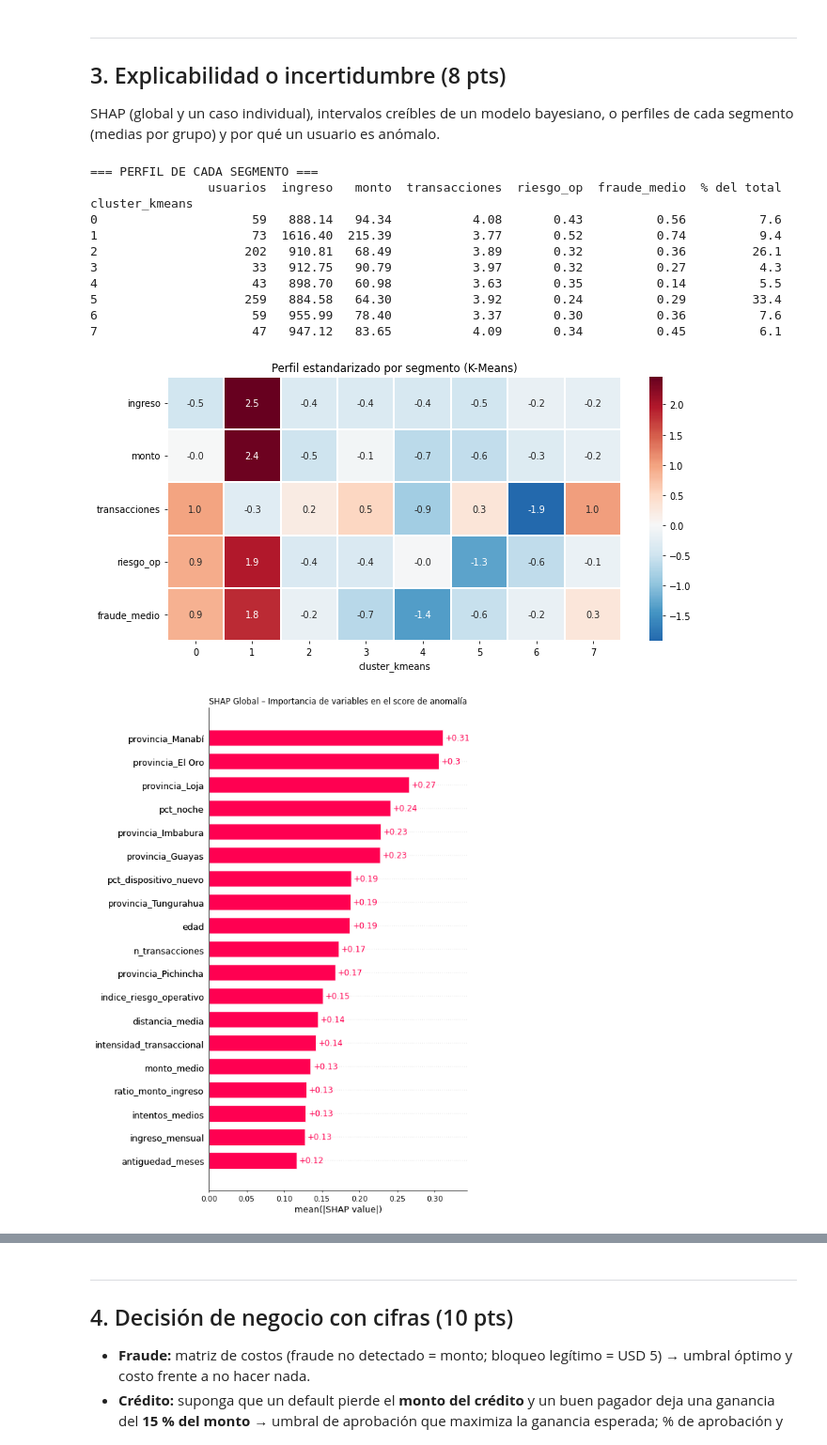
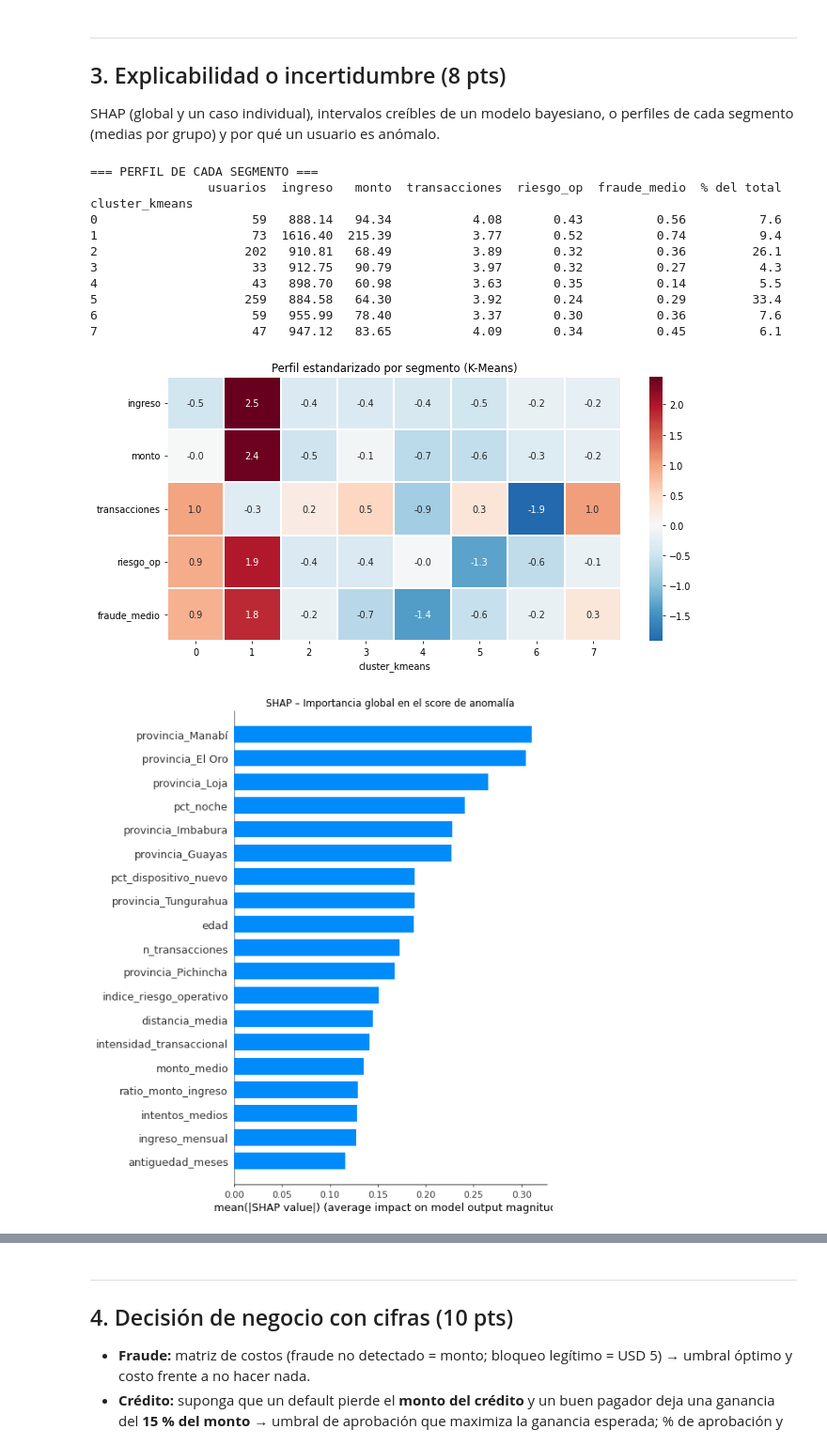
Before and after one commit to mdrobalino/diplomado-m6-maria-dolores-robalino, a Jupyter notebook: proyecto/proyecto.ipynb, the cells around one changed output, grey strips where cells are left out. Shown at 94% size. Cells and saved outputs as stored; diff of their text form; code cells hidden in the pictures.

```diff
--- a/proyecto/proyecto.ipynb
+++ b/proyecto/proyecto.ipynb
@@ -295,13 +295,6 @@ pero no como segmentación principal (deja demasiados usuarios fuera).
 SHAP (global y un caso individual), intervalos creíbles de un modelo bayesiano, o perfiles de cada segmento (medias por grupo) y por qué un usuario es anómalo.
 # %%
 # ✏️ Explicabilidad
-
-import shap
-import matplotlib.pyplot as plt
-import seaborn as sns
-import pandas as pd
-import numpy as np
-
 # --- 3.1 Perfiles de cada segmento ---
 perfil = df.groupby('cluster_kmeans').agg(
     usuarios=('usuario_id', 'count'),
@@ -315,91 +308,53 @@ perfil['% del total'] = (perfil['usuarios'] / len(df) * 100).round(1)
 
 print("=== PERFIL DE CADA SEGMENTO ===")
 print(perfil.to_string())
 
-# Heatmap estandarizado
-cols_heatmap = ['ingreso', 'monto', 'transacciones', 'riesgo_op', 'fraude_medio']
-z = (perfil[cols_heatmap] - perfil[cols_heatmap].mean()) / perfil[cols_heatmap].std()
+# Heatmap estandarizado para comparar segmentos
+z = (perfil[['ingreso','monto','transacciones','riesgo_op','fraude_medio']] -
+     perfil[['ingreso','monto','transacciones','riesgo_op','fraude_medio']].mean()) / \
+     perfil[['ingreso','monto','transacciones','riesgo_op','fraude_medio']].std()
 
 plt.figure(figsize=(10, 5))
 sns.heatmap(z.T, annot=True, fmt='.1f', cmap='RdBu_r', center=0, linewidths=0.5)
 plt.title('Perfil estandarizado por segmento (K-Means)')
-plt.tight_layout()
-plt.show()
+plt.tight_layout(); plt.show()
 
-
-# --- 3.2 SHAP sobre Isolation Forest ---
-explainer = shap.TreeExplainer(iso)
+# --- 3.2 SHAP sobre Isolation Forest (global + local) ---
+iso_exp = IsolationForest(contamination=0.05, random_state=42).fit(X_scaled)
+explainer = shap.TreeExplainer(iso_exp)
 shap_values = explainer.shap_values(X_scaled)
 
-# Aseguramos matriz 2D y negamos para que positivo = anomalía
-if isinstance(shap_values, list):
-    shap_values = shap_values[0]
+# Para interpretar como "contribución al score_anomalia" (= -score_samples),
+# se niegan los SHAP:
 shap_values = -shap_values
 
-# --- SOLUCIÓN AL NOMBRE DE COLUMNAS ---
-# Detectamos de dónde sacar los nombres sin importar qué bloque 2 se usó
-if 'preprocesador' in globals():
-    nombres_columnas = preprocesador.get_feature_names_out()
-    nombres_limpios = [c.replace('num__', '').replace('cat__', '') for c in nombres_columnas]
-elif 'X' in globals():
-    nombres_limpios = X.columns.tolist()
-else:
-    nombres_limpios = [f'Variable_{i}' for i in range(X_scaled.shape[1])]
+plt.figure(figsize=(10, 5))
+shap.summary_plot(shap_values, X_scaled, feature_names=X.columns,
+                  plot_type='bar', show=False)
+plt.title('SHAP – Importancia global en el score de anomalía')
+plt.tight_layout(); plt.show()
 
-# Creamos el arreglo de valores base
-base_scalar = float(np.squeeze(explainer.expected_value)) * -1
-base_values_array = np.full(X_scaled.shape[0], base_scalar)
+idx_top = int(df['score_anomalia'].idxmax())
+print(f"\nUsuario más anómalo: {df.loc[idx_top,'usuario_id']} "
+      f"(score = {df.loc[idx_top,'score_anomalia']:.4f})")
 
-# Empaquetamos en el objeto Explanation
-exp_global = shap.Explanation(
-    values=shap_values,
-    base_values=base_values_array,
-    data=X_scaled,
-    feature_names=nombres_limpios
-)
-
-# --- 3.2.1 SHAP GLOBAL ---
-plt.figure(figsize=(10, 5))
-shap.plots.bar(exp_global, max_display=20, show=False)
-plt.title('SHAP Global – Importancia de variables en el score de anomalía', fontsize=12)
-plt.tight_layout()
-plt.show()
-
-# --- 3.2.2 SHAP LOCAL (Usuario más anómalo) ---
-idx_top = df['score_anomalia'].idxmax()
-usuario_top = df.loc[idx_top, 'usuario_id']
-score_top = df.loc[idx_top, 'score_anomalia']
-
-print(f"\n=== ANÁLISIS LOCAL: Usuario más anómalo ===")
-print(f"ID: {usuario_top} | Score de anomalía: {score_top:.4f}\n")
-
-# Tabla de contribución de variables
 df_local = pd.DataFrame({
-    'Variable': nombres_limpios,
-    'Z-score': X_scaled[idx_top].round(2),
-    'SHAP (Impacto)': shap_values[idx_top].round(4)
-}).sort_values('SHAP (Impacto)', key=abs, ascending=False)
-
+    'Variable': X.columns,
+    'Valor':    X_scaled[idx_top],
+    'SHAP':     shap_values[idx_top]
+}).sort_values('SHAP', key=abs, ascending=False)
 print(df_local.head(8).to_string(index=False))
-
-# Gráfico de cascada (Waterfall)
-plt.figure(figsize=(10, 5))
-exp_local = exp_global[idx_top]
-shap.plots.waterfall(exp_local, max_display=10, show=False)
-plt.title(f'¿Por qué el usuario {usuario_top} es anómalo? (SHAP Local)', fontsize=12)
-plt.tight_layout()
-plt.show()
 # %% [output]
 === PERFIL DE CADA SEGMENTO ===
                 usuarios  ingreso   monto  transacciones  riesgo_op  fraude_medio  % del total
 cluster_kmeans
 0                     59   888.14   94.34           4.08       0.43          0.56          7.6
 1                     73  1616.40  215.39           3.77       0.52          0.74          9.4
 2                    202   910.81   68.49           3.89       0.32          0.36         26.1
 3                     33   912.75   90.79           3.97       0.32          0.27          4.3
 4                     43   898.70   60.98           3.63       0.35          0.14          5.5
 5                    259   884.58   64.30           3.92       0.24          0.29         33.4
 6                     59   955.99   78.40           3.37       0.30          0.36          7.6
 7                     47   947.12   83.65           4.09       0.34          0.45          6.1
 [figure]
-[figure, old version]
+[figure, new version]
```
Also changed, not shown: parts of 4 cells of this notebook.
